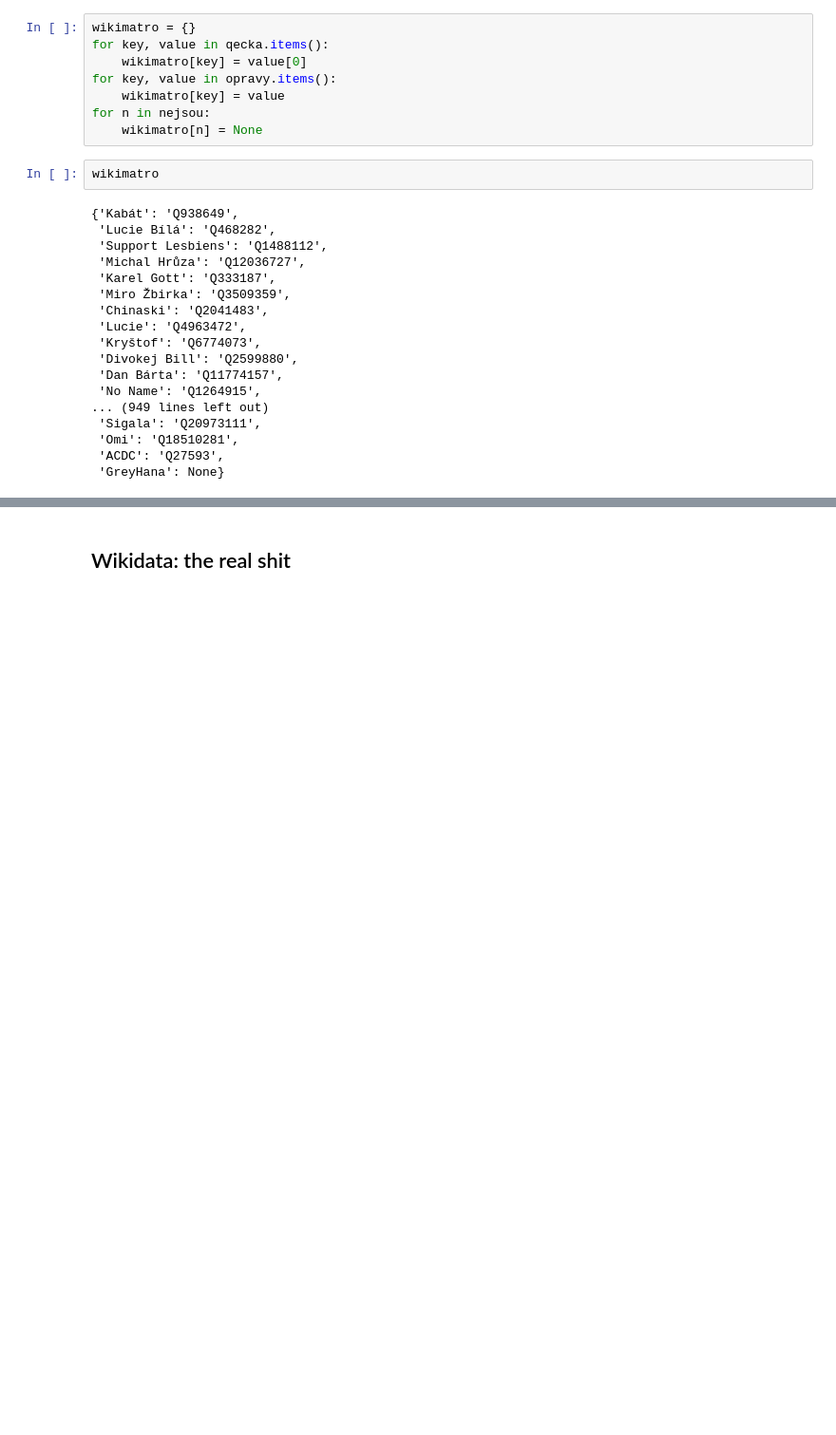
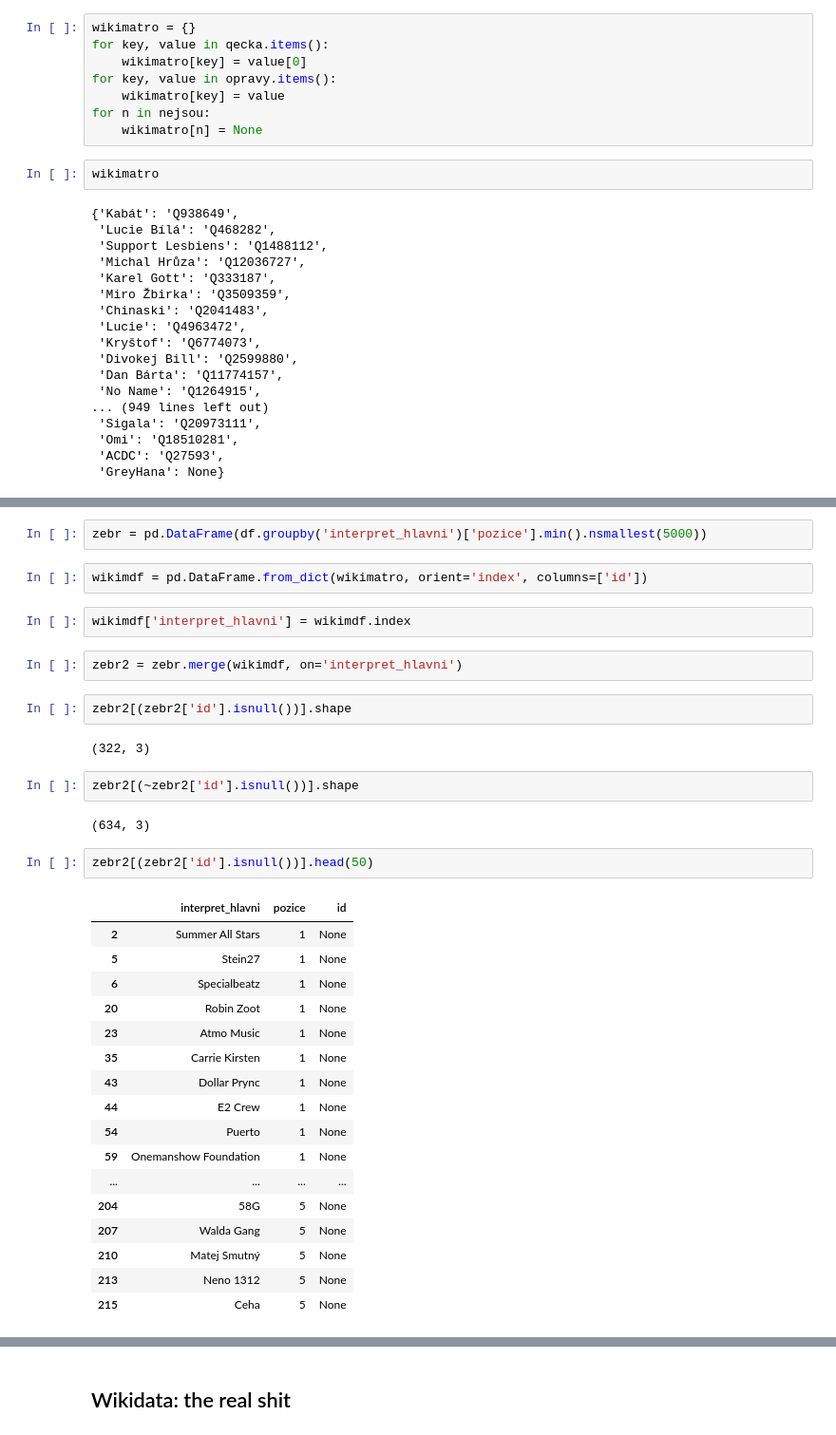
Before and after one commit to DataRozhlas/hitparady, a Jupyter notebook: 007 wikidata.ipynb, the cells around one changed output, grey strips where cells are left out. Shown: that part at 95% size. Drawn from its saved outputs; the diff is of its cells as text; blank space fills up the shorter version.

```diff
--- a/007 wikidata.ipynb
+++ b/007 wikidata.ipynb
@@ -423,0 +426,36 @@ wikimatro
+# %%
+zebr = pd.DataFrame(df.groupby('interpret_hlavni')['pozice'].min().nsmallest(5000))
+# %%
+wikimdf = pd.DataFrame.from_dict(wikimatro, orient='index', columns=['id'])
+# %%
+wikimdf['interpret_hlavni'] = wikimdf.index
+# %%
+zebr2 = zebr.merge(wikimdf, on='interpret_hlavni')
+# %%
+zebr2[(zebr2['id'].isnull())].shape
+# %% [output]
+(322, 3)
+# %%
+zebr2[(~zebr2['id'].isnull())].shape
+# %% [output]
+(634, 3)
+# %%
+zebr2[(zebr2['id'].isnull())].head(50)
+# %% [output]
+|  | interpret_hlavni | pozice | id |
+| 2 | Summer All Stars | 1 | None |
+| 5 | Stein27 | 1 | None |
+| 6 | Specialbeatz | 1 | None |
+| 20 | Robin Zoot | 1 | None |
+| 23 | Atmo Music | 1 | None |
+| 35 | Carrie Kirsten | 1 | None |
+| 43 | Dollar Prync | 1 | None |
+| 44 | E2 Crew | 1 | None |
+| 54 | Puerto | 1 | None |
+| 59 | Onemanshow Foundation | 1 | None |
+| ... | ... | ... | ... |
+| 204 | 58G | 5 | None |
+| 207 | Walda Gang | 5 | None |
+| 210 | Matej Smutný | 5 | None |
+| 213 | Neno 1312 | 5 | None |
+| 215 | Ceha | 5 | None |
```
Also changed, not shown: parts of 52 cells of this notebook, 2 other files.
